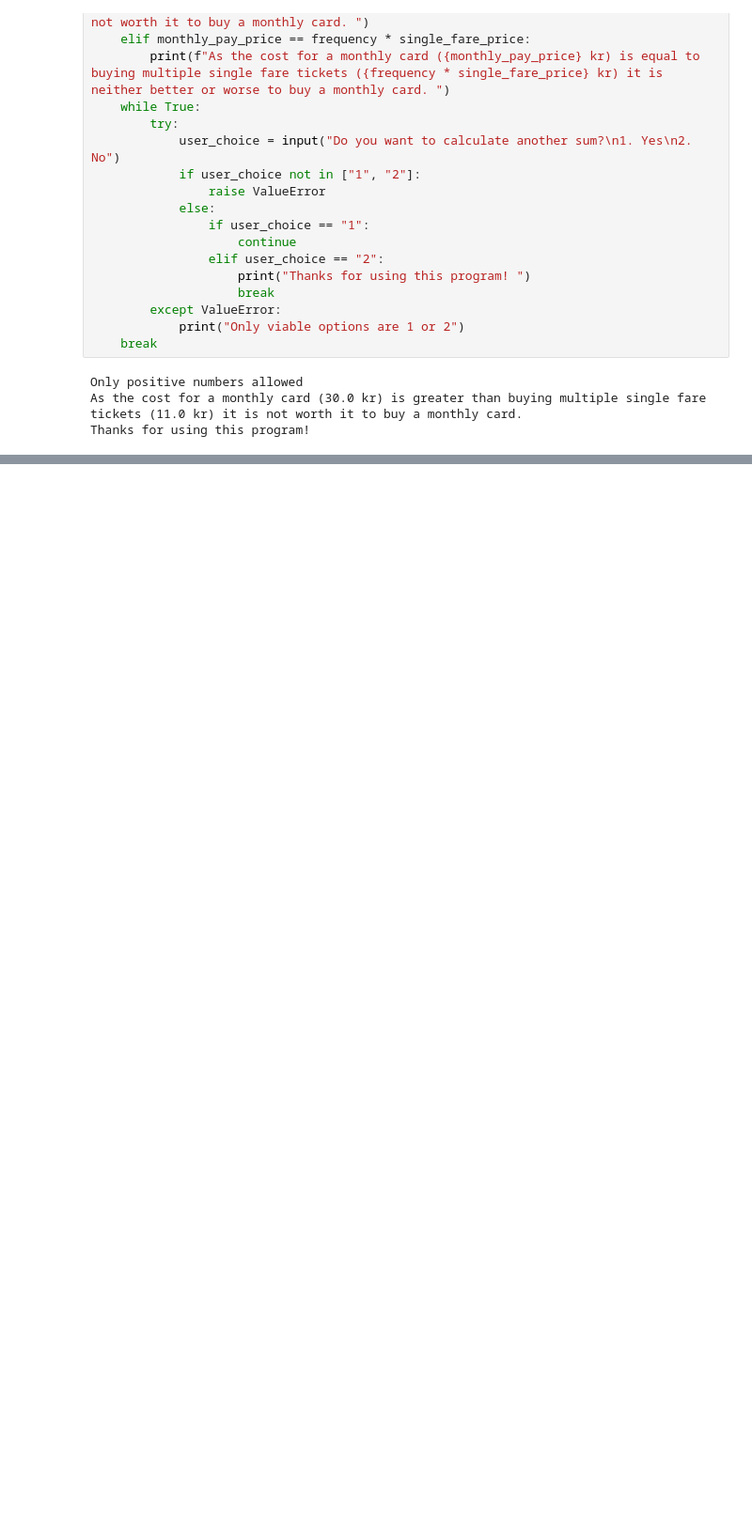
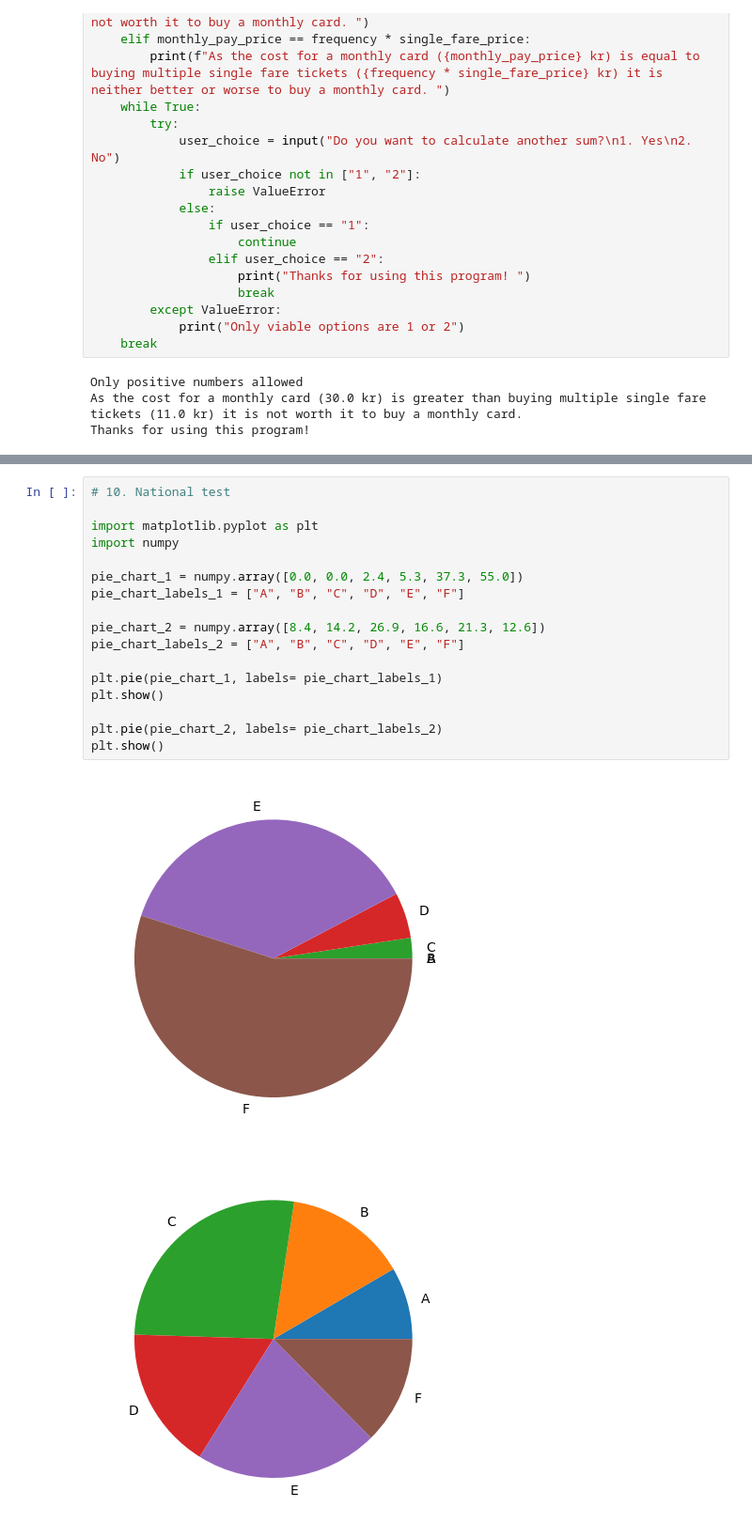
Before and after one commit to karlrydberg-stack/programmering_karl_rydberg_de25, a Jupyter notebook: exercises/exercise_4.ipynb, the cells around one changed output, grey strips where cells are left out. Shown at 94% size. Drawn from its saved outputs; the diff is of its cells as text; blank space fills up the shorter version.

```diff
--- a/exercises/exercise_4.ipynb
+++ b/exercises/exercise_4.ipynb
@@ -188,0 +259,20 @@ Thanks for using this program!
+# %%
+# 10. National test
+
+import matplotlib.pyplot as plt
+import numpy
+
+pie_chart_1 = numpy.array([0.0, 0.0, 2.4, 5.3, 37.3, 55.0])
+pie_chart_labels_1 = ["A", "B", "C", "D", "E", "F"]
+
+pie_chart_2 = numpy.array([8.4, 14.2, 26.9, 16.6, 21.3, 12.6])
+pie_chart_labels_2 = ["A", "B", "C", "D", "E", "F"]
+
+plt.pie(pie_chart_1, labels= pie_chart_labels_1)
+plt.show()
+
+plt.pie(pie_chart_2, labels= pie_chart_labels_2)
+plt.show()
+# %% [output]
+[figure, added]
+[figure, added]
```
Also changed, not shown: parts of 2 cells of this notebook, 1 other file.
